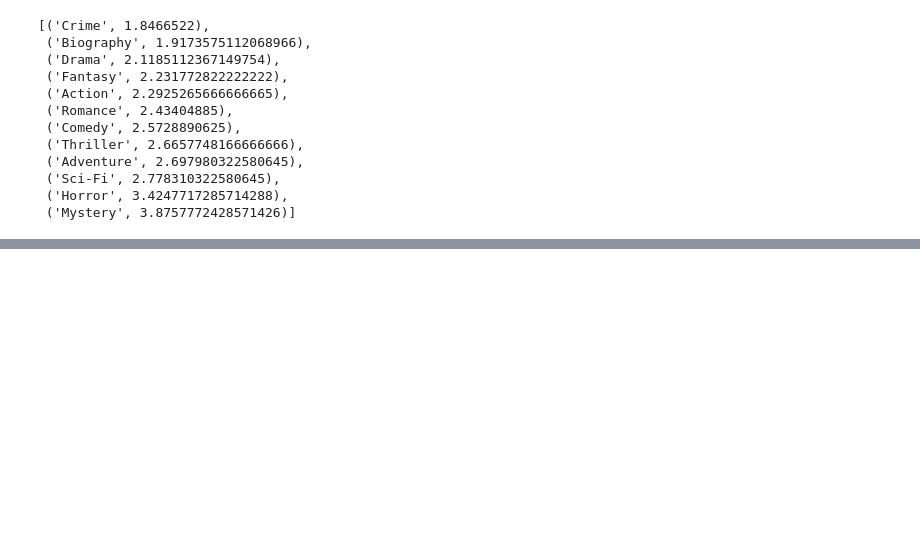
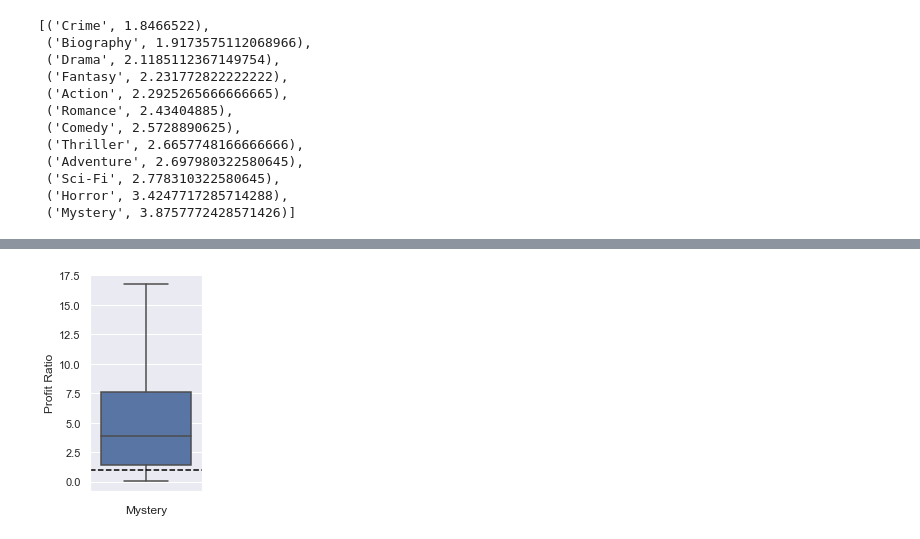
Before and after one commit to DanlBradley/dsc-phase-1-project-v2-3, a Jupyter notebook: alex.ipynb, the cells around one changed output, grey strips where cells are left out. Drawn from its saved outputs; the diff is of its cells as text; code cells hidden in the pictures; blank space fills up the shorter version.

```diff
--- a/alex.ipynb
+++ b/alex.ipynb
@@ -462,0 +473,13 @@ plt.show()
+# %%
+fig, ax = plt.subplots()
+
+sns.boxplot(ax = ax, y = ratio_genre_df.loc[ratio_genre_df['Mystery'] == True]['ratio'], showfliers = False)
+ax.axhline(y = 1, c = '#000000', linestyle = '--')
+ax.set_xlabel('Mystery')
+ax.set_ylabel('Profit Ratio')
+
+fig.set_figwidth(2)
+
+plt.show()
+# %% [output]
+[figure, added]
```
Also changed, not shown: parts of 9 cells of this notebook, 7 other files.
